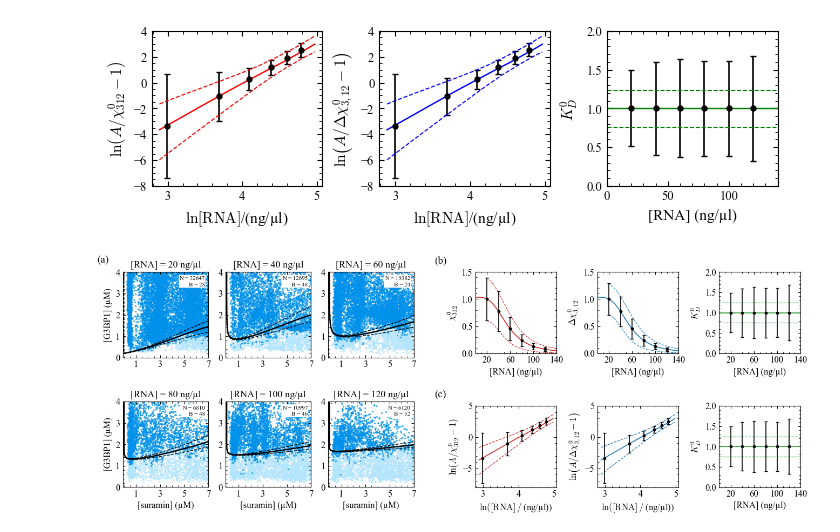
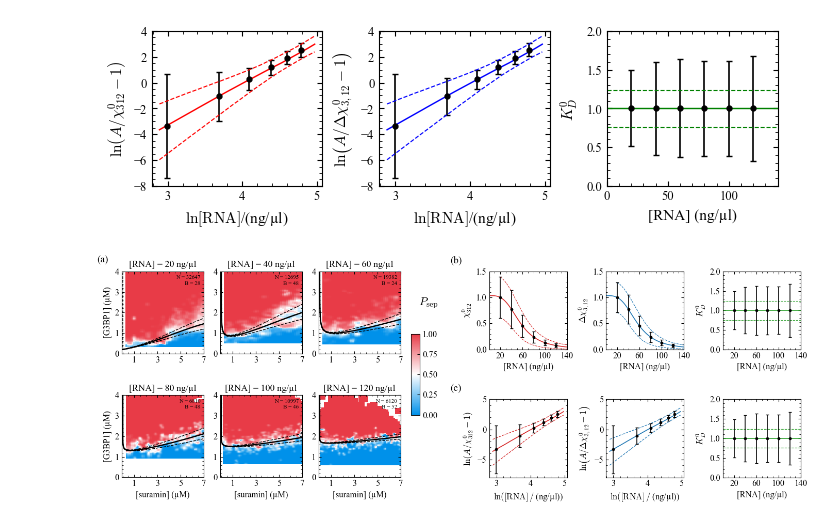
Before and after one commit to jialeqiao/Reentrant-phase-boundary, a Jupyter notebook: Figure_4.ipynb, the cells around one changed output. Saved outputs shown, nothing was run; the diff lists cells and outputs as text; code cells hidden in the pictures.

```diff
--- a/Figure_4.ipynb
+++ b/Figure_4.ipynb
@@ -1069,7 +1215,7 @@ WSPACE_R = 0.50
 HSPACE_R = 0.35
 
 MLEFT, MRIGHT, MBOTTOM, MTOP = 0.85, 0.25, 0.70, 0.40
-GUTTER = 0.70
+GUTTER = 1.50
 
 gapA_w = WSPACE_A * AX_A
 gapA_h = HSPACE_A * AX_A
@@ -1088,7 +1234,7 @@ FIG_W = MLEFT + W_left + GUTTER + W_right + MRIGHT
 FIG_H = MBOTTOM + H_left + MTOP
 
 fig = plt.figure(figsize=(FIG_W, FIG_H))
-gs = GridSpec(1, 2, figure=fig, width_ratios=[W_left, W_right], wspace=0.20)
+gs = GridSpec(1, 2, figure=fig, width_ratios=[W_left, W_right], wspace=0.30)
 gs_r = gs[1].subgridspec(2, 1, hspace=HSPACE_R)
 
 
@@ -1108,15 +1254,17 @@ xx = np.concatenate((xx1, xx2))
 
 for i, ax in enumerate(axes_a[:nslabs]):
     section = SECTIONS[i]
-    label = section["feature"].values.astype(int)
-    dil = section[label == 0]
-    den = section[label == 1]
 
-    ax.scatter(dil["Suramin"], dil["Protein"], s=2, color='#b3e5fc', alpha=0.6, rasterized=True)
-    ax.scatter(den["Suramin"], den["Protein"], s=2, color='#0091ea', alpha=0.6, rasterized=True)
+    im, res = phase_separation_probability(
+        ax, section,
+        xcol="Suramin", ycol="Protein", f_col="feature",
+        bins=150, smooth_sigma=1.0,
+        cmap=blue_cmap, vmin=0.0, vmax=1.0
+    )
 
     X_plot, y_fit, yb_lo, yb_hi = get_fit_and_envelope(
-    i, xx, popt, perr, model_global, lower=lower, upper=upper)
+        i, xx, popt, perr, model_global, lower=lower, upper=upper
+    )
 
     ax.plot(xx, y_fit, color="black", lw=1.8)
     ax.plot(xx, yb_hi, color="black", ls="--", lw=1.0)
@@ -1124,7 +1272,7 @@ for i, ax in enumerate(axes_a[:nslabs]):
 
     ax.set_xlim(-0.1, 7)
     ax.set_ylim(0, 4)
-    ax.set_xticks([1.0,3.0,5.0,7.0])
+    ax.set_xticks([1.0, 3.0, 5.0, 7.0])
     ax.set_xlabel("[suramin] (µM)")
     ax.set_title(f"[RNA] = {names[i]}")
 
@@ -1145,9 +1293,20 @@ for i, ax in enumerate(axes_a[:nslabs]):
         transform=ax.transAxes,
         ha="right", va="top",
         fontsize=8,
-        bbox=dict(boxstyle="round,pad=0.1", facecolor="white", edgecolor="none", alpha=1.0),
+        bbox=dict(boxstyle="round,pad=0.1", facecolor="white", edgecolor="none", alpha=0.0),
         zorder=10
     )
+
+cbar_w, cbar_h = 0.010, 0.28
+cax = fig.add_axes([
+    axes_a[2].get_position().x1 + 0.012,
+    0.5 * (axes_a[2].get_position().y1 + axes_a[5].get_position().y0) - 0.5 * cbar_h,
+    cbar_w,
+    cbar_h
+])
+cbar = fig.colorbar(im, cax=cax)
+cbar.ax.text(2.0, 1.3, r"$P_{\mathrm{sep}}$", transform=cbar.ax.transAxes,
+             ha="center", va="bottom", fontsize=16)
 
 for ax in axes_a:
     apply_ticks(ax)
@@ -1226,31 +1385,31 @@ axes_c[1].plot(X_line, Y_hi,  "--", color="tab:blue", lw=0.9, zorder=2)
 axes_c[1].set_xlabel(r"$\ln([\mathrm{RNA}]\,/$ (ng/µl))")
 axes_c[1].set_ylabel(r"$\ln\!\left(A/\Delta\chi^{0}_{3,12}-1\right)$")
 #axes_c[1].set_xlim(0, 5)
 axes_c[1].set_ylim(-8, 5)
 
 # K_D^0 constant
 axes_c[2].errorbar(x, kd_n, yerr=kd_nerr, fmt="o", color="k", ms=3.2, zorder=3)
 axes_c[2].plot(x_fit_n, yfit_kd_n, "-",  color="tab:green", lw=1.2, zorder=2)
 axes_c[2].plot(x_fit_n, ylo_kd_n, "--", color="tab:green", lw=0.9, zorder=2)
 axes_c[2].plot(x_fit_n, yhi_kd_n, "--", color="tab:green", lw=0.9, zorder=2)
 axes_c[2].set_xlabel("[RNA] (ng/µl)")
 axes_c[2].set_ylabel(r"$K^{0}_{D}$")
 axes_c[2].set_xticks([20,60,100,140])
 axes_c[2].set_xlim(0, 140)
 axes_c[2].set_ylim(0, 2)
 
 for ax in axes_c:
     apply_ticks(ax)
     ax.set_box_aspect(1)
 
 
 
 
 # ==============================================================
 # Export
 # ==============================================================
 #fig.savefig("Figure_4.pdf")
 #fig.savefig("Figure_4.png", dpi=600)
 plt.show()
 # %% [output]
-[figure, old version]
+[figure, new version]
```
Also changed, not shown: parts of 3 cells of this notebook, 1 other file.
